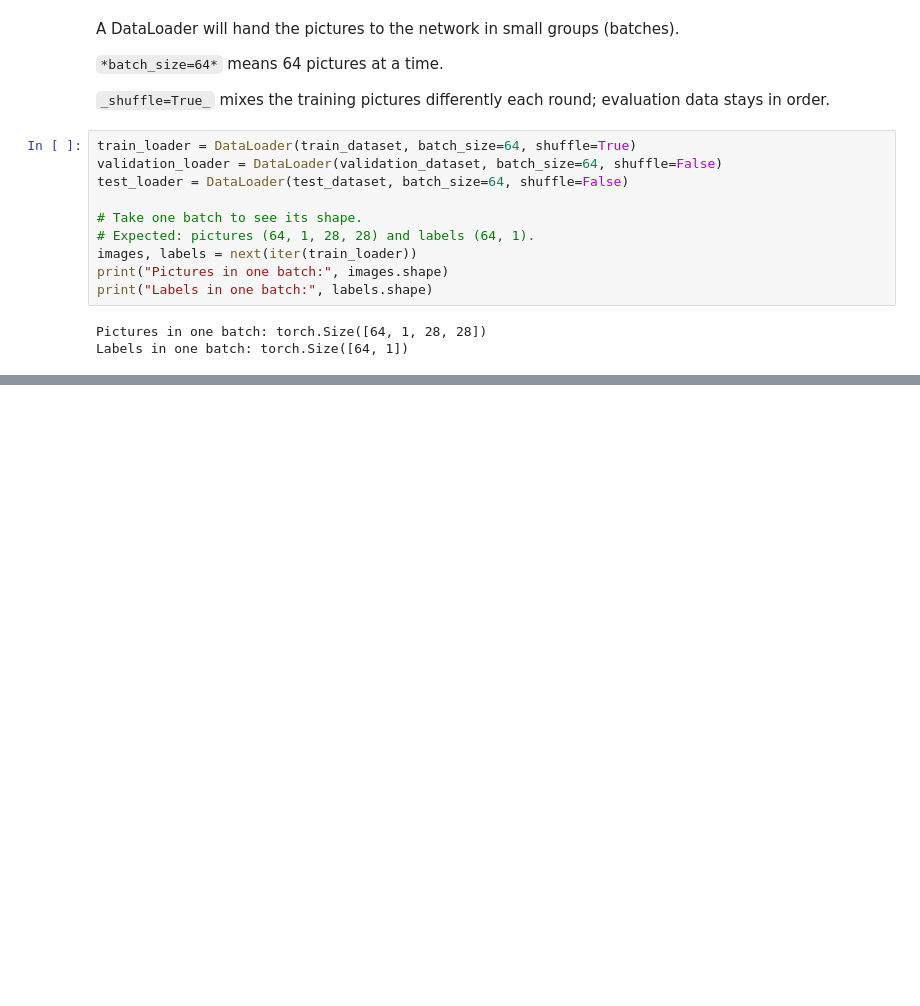
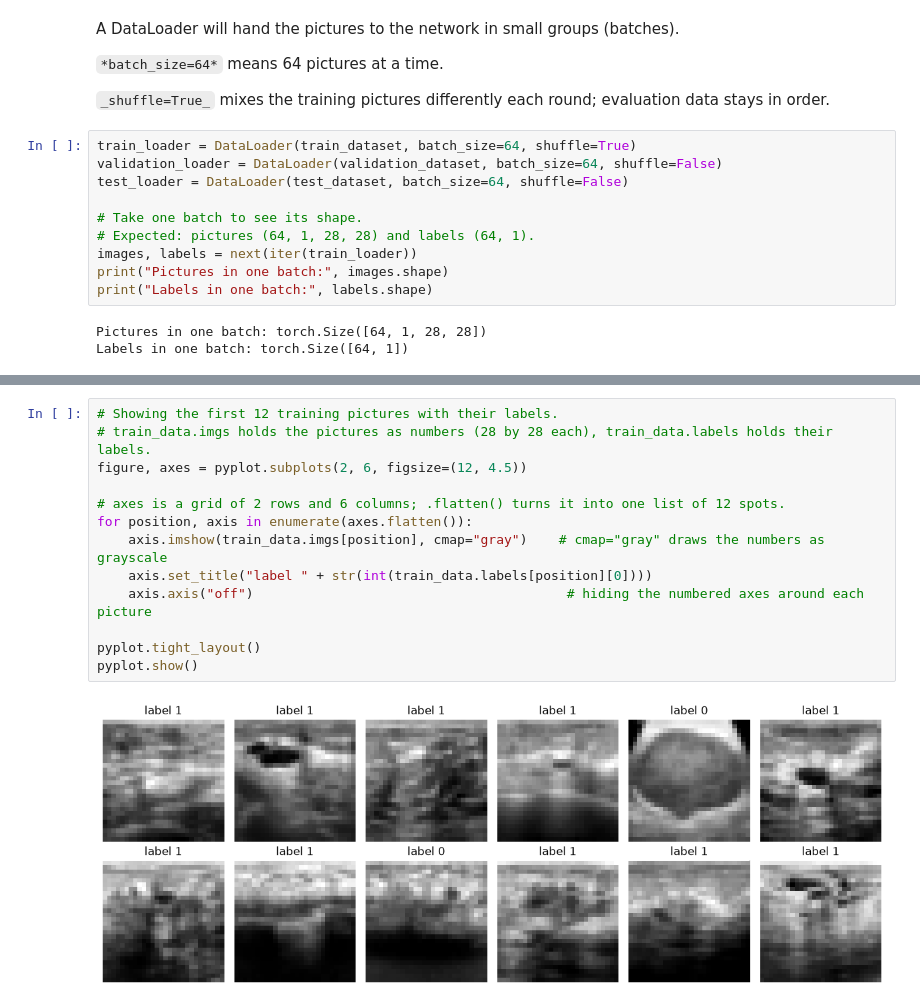
Before and after one commit to EvaPanou/PyTorch_BreastMNIST_analysis, a Jupyter notebook: BreastMNIST_analysis.ipynb, the cells around one changed output, grey strips where cells are left out. Cells and saved outputs as stored; diff of their text form; blank space fills up the shorter version.

```diff
--- a/BreastMNIST_analysis.ipynb
+++ b/BreastMNIST_analysis.ipynb
@@ -326 +340,16 @@ Labels in one batch: torch.Size([64, 1])
+# %%
+# Showing the first 12 training pictures with their labels.
+# train_data.imgs holds the pictures as numbers (28 by 28 each), train_data.labels holds their labels.
+figure, axes = pyplot.subplots(2, 6, figsize=(12, 4.5))
+
+# axes is a grid of 2 rows and 6 columns; .flatten() turns it into one list of 12 spots.
+for position, axis in enumerate(axes.flatten()):
+    axis.imshow(train_data.imgs[position], cmap="gray")    # cmap="gray" draws the numbers as grayscale
+    axis.set_title("label " + str(int(train_data.labels[position][0])))
+    axis.axis("off")                                        # hiding the numbered axes around each picture
+
+pyplot.tight_layout()
+pyplot.show()
+# %% [output]
+[figure, added]
 # %% [markdown]
```
Also changed, not shown: parts of 20 cells of this notebook, 1 other file.
